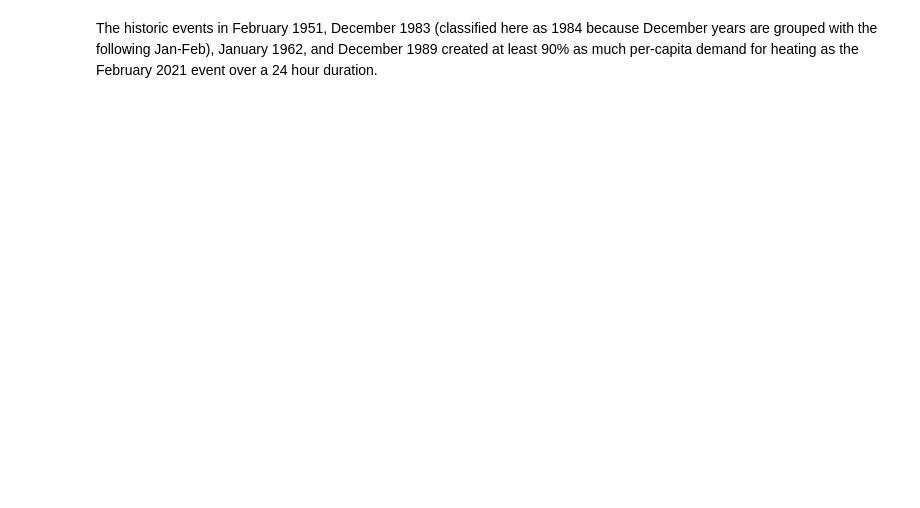
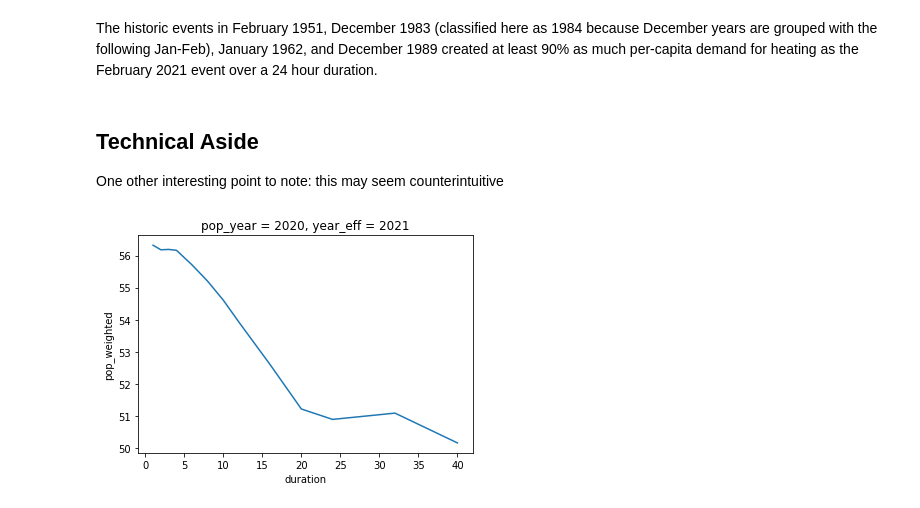
Before and after one commit to jdossgollin/2021-TXtreme, a Jupyter notebook: scripts/hdd_idf.ipynb, the cells around one changed output. Drawn from its saved outputs; the diff is of its cells as text; code cells hidden in the pictures; blank space fills up the shorter version.

```diff
--- a/scripts/hdd_idf.ipynb
+++ b/scripts/hdd_idf.ipynb
@@ -192,2 +223,13 @@ Coordinates:
 # %% [markdown]
 The historic events in February 1951, December 1983 (classified here as 1984 because December years are grouped with the following Jan-Feb), January 1962, and December 1989 created at least 90% as much per-capita demand for heating as the February 2021 event over a 24 hour duration.
+# %% [markdown]
+## Technical Aside
+
+One other interesting point to note: this may seem counterintuitive
+# %%
+hdd_annual["pop_weighted"].sel(
+    year_eff=2021, pop_year=2020, duration=slice(0, 40)
+).plot()
+plt.show()
+# %% [output]
+[figure, added]
```
Also changed, not shown: parts of 9 cells of this notebook, 6 other files.
